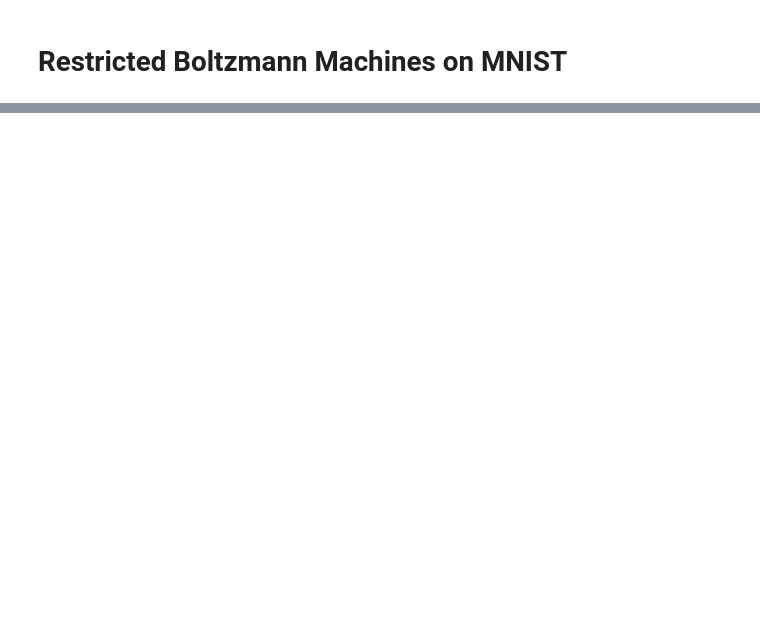
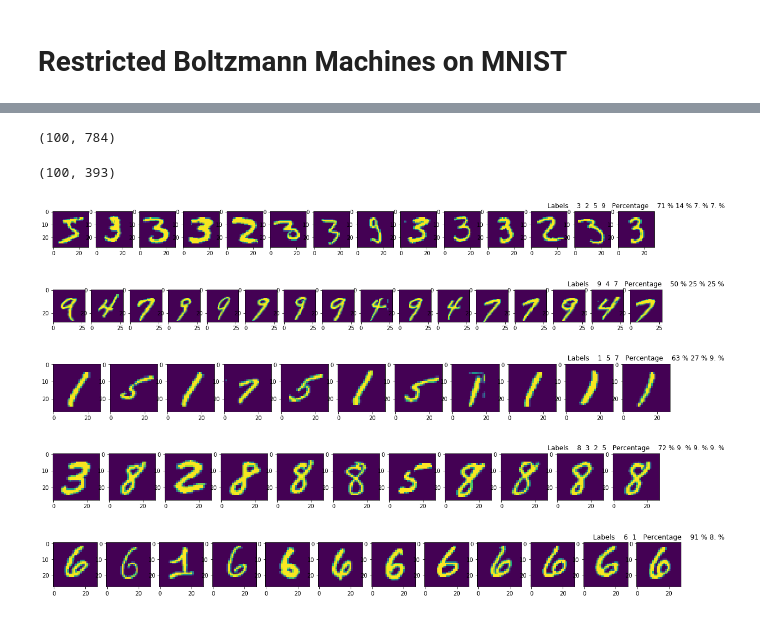
Before and after one commit to nikunjlad/INFO7375, a Jupyter notebook: assignment5/RBM.ipynb, the cells around one changed output, grey strips where cells are left out. Drawn from its saved outputs; the diff is of its cells as text; code cells hidden in the pictures; blank space fills up the shorter version.

```diff
--- a/assignment5/RBM.ipynb
+++ b/assignment5/RBM.ipynb
@@ -48,0 +152,56 @@ array([[ 0.00000000e+00,  0.00000000e+00,  0.00000000e+00, ...,
+# %%
+cluster_data = np.array(X_train[:100].reshape(100, -1))
+cluster_data.shape
+# %% [output]
+(100, 784)
+# %%
+output_data = rbm.transform(cluster_data)
+output_data.shape
+# %% [output]
+(100, 393)
+# %%
+kmeans = KMeans(n_clusters=10, random_state=42)
+kmeans.fit_transform(output_data)
+labels = list(kmeans.labels_)
+# %%
+index_dict = {}
+for label in labels:
+    index_dict[label] = [i for i, x in enumerate(labels) if x == label]
+# %%
+def print_clusters(label, dict_, y_train):
+    labels_ = dict_[label]
+    plt.figure(figsize=(20,20))
+    k = len(labels_)
+    sorted_x = dict(Counter(list(np.array(y_train[labels_]))))
+    sorted_x = dict(sorted(sorted_x.items(), key=lambda kv: kv[1], reverse=True))
+    labels_1 = ''
+    percentage = ''
+    j = 1
+    for k, v in sorted_x.items():
+        labels_1 = labels_1 +'  ' + str(k)
+        percentage = percentage + ' '+ str(v*100/sum(sorted_x.values()))[:2] + ' %'
+        j = j+1
+    for i, idx in enumerate(labels_):
+        plt.subplot(k+1, len(labels_), i+1)
+        plt.imshow(np.array(X_train[idx]))
+    plt.title('Labels  ' + str(labels_1) + '   Percentage   ' + str(percentage))
+# %%
+print_clusters(0, index_dict, y_train)
+# %% [output]
+[figure, added]
+# %%
+print_clusters(1, index_dict, y_train)
+# %% [output]
+[figure, added]
+# %%
+print_clusters(2, index_dict, y_train)
+# %% [output]
+[figure, added]
+# %%
+print_clusters(3, index_dict, y_train)
+# %% [output]
+[figure, added]
+# %%
+print_clusters(4, index_dict, y_train)
+# %% [output]
+[figure, added]
```
Also changed, not shown: parts of 14 cells of this notebook, 12 other files.
